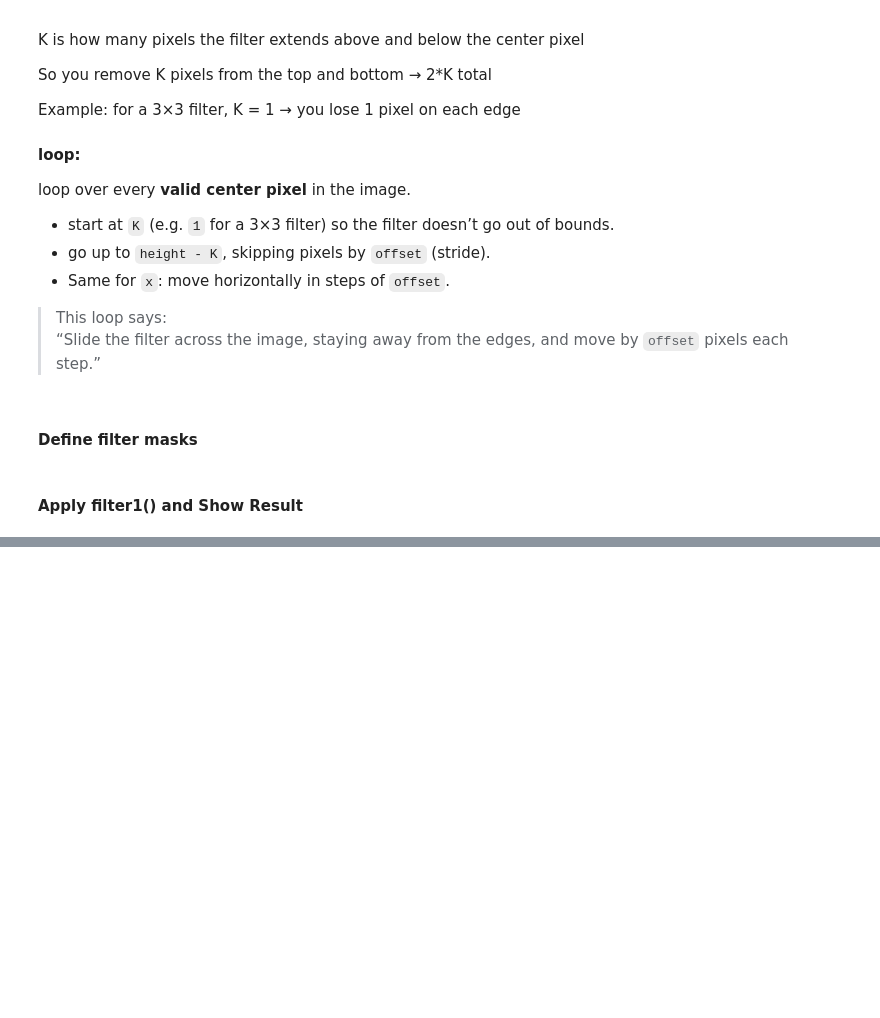
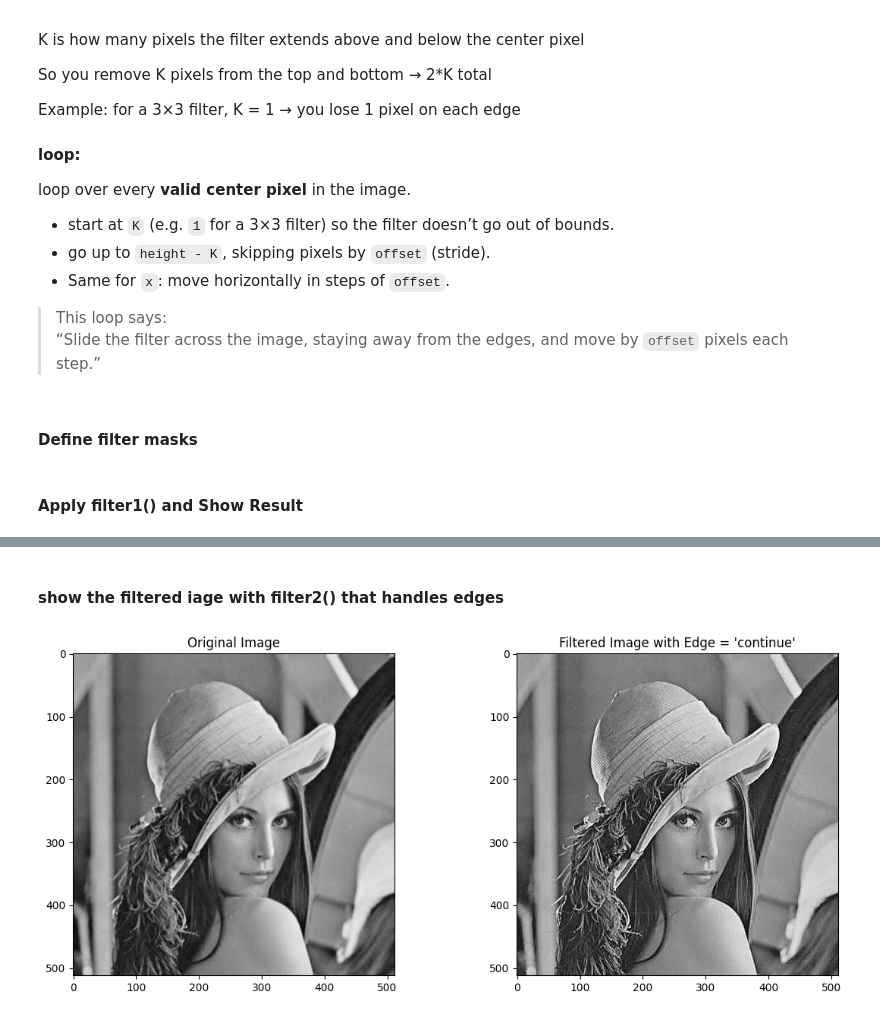
Before and after one commit to AhmedZ41/2DCV-Tasks, a Jupyter notebook: 3.Aufgabe/aufgabe3.ipynb, the cells around one changed output, grey strips where cells are left out. Drawn from its saved outputs; the diff is of its cells as text; code cells hidden in the pictures; blank space fills up the shorter version.

```diff
--- a/3.Aufgabe/aufgabe3.ipynb
+++ b/3.Aufgabe/aufgabe3.ipynb
@@ -124,0 +137,3 @@ plt.show()
+# %%
+def pad_min(img, k):
+    return np.pad(img, pad_width=k, mode='constant', constant_values=0)
@@ -124,0 +143,3 @@ plt.show()
+# %%
+def pad_max(img, k):
+    return np.pad(img, pad_width=k, mode='constant', constant_values=255)
@@ -124,0 +149,3 @@ plt.show()
+# %%
+def pad_continue(img, k):
+    return np.pad(img, pad_width=k, mode='edge')
@@ -124,0 +198,18 @@ plt.show()
+# %% [markdown]
+#### show the filtered iage with filter2() that handles edges
+# %%
+img2_out = filter2(gray_img, fm5, 1, 'continue')
+
+plt.figure(figsize=(12, 5))
+plt.subplot(1, 2, 1)
+plt.title("Original Image")
+plt.imshow(gray_img, cmap='gray')
+
+plt.subplot(1, 2, 2)
+plt.title("Filtered Image with Edge = 'continue'")
+plt.imshow(img2_out, cmap='gray')
+
+plt.tight_layout()
+plt.show()
+# %% [output]
+[figure, added]
```
Also changed, not shown: parts of 10 cells of this notebook.
